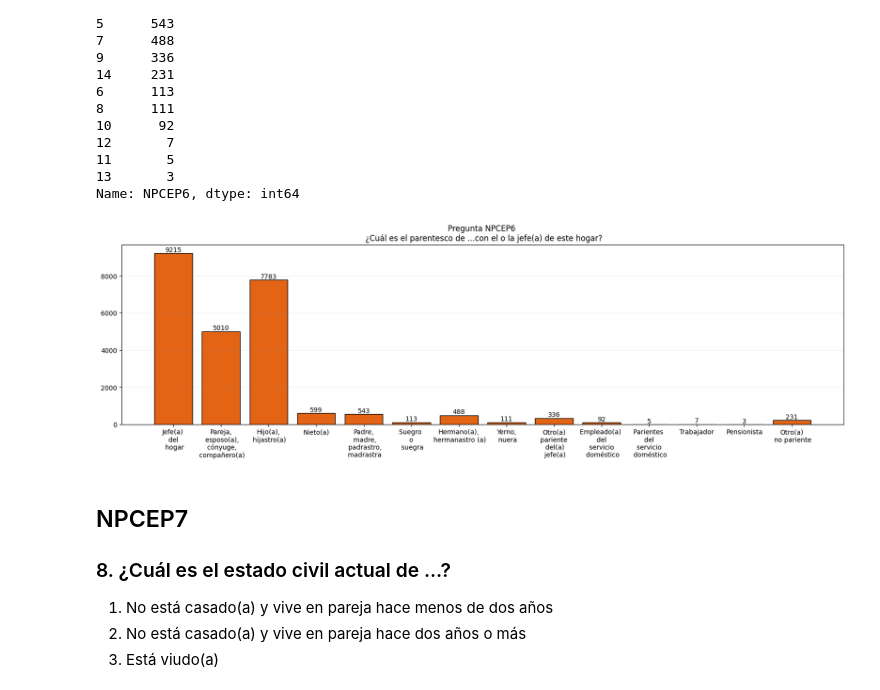
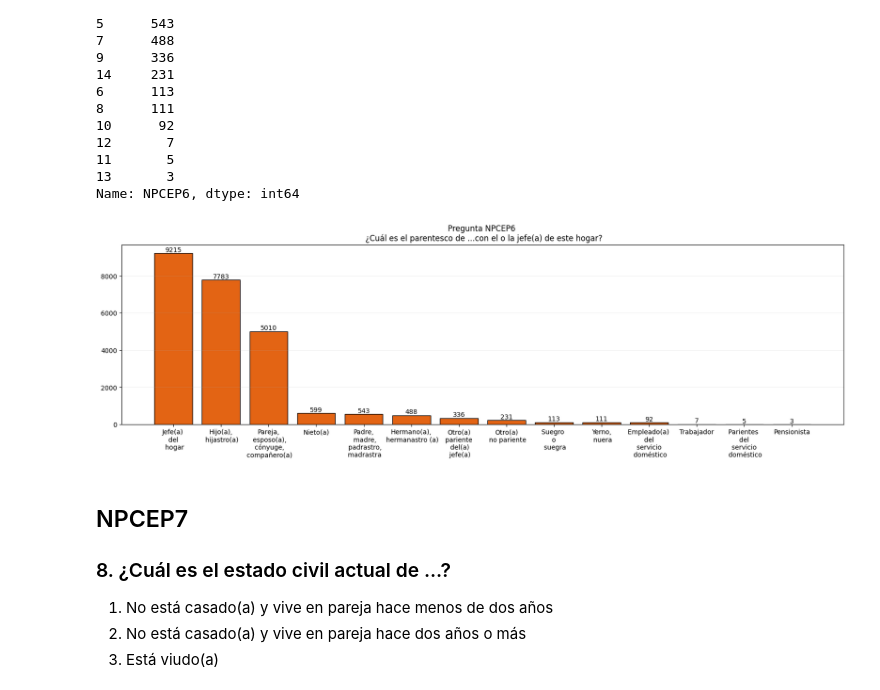
Before and after one commit to pinnzonandres/Encuesta-Multiproposito-Suba, a Jupyter notebook: Jupyter Scripts/4 - Parte EDA & Limpieza - Sección NHCEP.ipynb, the cells around one changed output. Cells and saved outputs as stored; diff of their text form; code cells hidden in the pictures.

```diff
--- a/Jupyter Scripts/4 - Parte EDA & Limpieza - Sección NHCEP.ipynb
+++ b/Jupyter Scripts/4 - Parte EDA & Limpieza - Sección NHCEP.ipynb
@@ -71,29 +71,62 @@ data['NPCEP6'].value_counts()
 11       5
 13       3
 Name: NPCEP6, dtype: int64
+# %%
+data['NPCEP6'] = data['NPCEP6'].replace([1,2,3,4,5,6,7,8,9,10,11,12,13,14],['Jefe(a) del hogar',
+'Pareja, esposo(a), cónyuge, compañero(a)',
+'Hijo(a), hijastro(a)',
+'Nieto(a)',
+'Padre, madre, padrastro, madrastra',
+'Suegro o suegra',
+'Hermano(a), hermanastro (a)',
+'Yerno, nuera',
+'Otro(a) pariente del(a) jefe(a)',
+'Empleado(a) del servicio doméstico',
+'Parientes del servicio doméstico',
+'Trabajador',
+'Pensionista',
+'Otro(a) no pariente'])
 # %%
 plt.figure(figsize=(20,5))
 bars = plt.bar(data['NPCEP6'].value_counts().index.tolist(),data['NPCEP6'].value_counts().tolist(), edgecolor = 'k', color = '#e36414')
-plt.xticks([1,2,3,4,5,6,7,8,9,10,11,12,13,14], ['Jefe(a) \n del \n hogar',
+plt.xticks([
+    'Jefe(a) del hogar',
+'Pareja, esposo(a), cónyuge, compañero(a)',
+'Hijo(a), hijastro(a)',
+'Nieto(a)',
+'Padre, madre, padrastro, madrastra',
+'Suegro o suegra',
+'Hermano(a), hermanastro (a)',
+'Yerno, nuera',
+'Otro(a) pariente del(a) jefe(a)',
+'Empleado(a) del servicio doméstico',
+'Parientes del servicio doméstico',
+'Trabajador',
+'Pensionista',
+'Otro(a) no pariente'
+],
+           [
+               'Jefe(a) \n del \n hogar',
 'Pareja,\n esposo(a),\n cónyuge,\n compañero(a)',
 'Hijo(a),\n hijastro(a)',
 'Nieto(a)',
 'Padre,\n madre,\n padrastro,\n madrastra',
 'Suegro \n o \n suegra',
 'Hermano(a),\n hermanastro (a)',
 'Yerno,\n nuera',
 'Otro(a)\n pariente \n del(a)\n jefe(a)',
 'Empleado(a) \n del \n servicio \n doméstico',
 'Parientes \n del \n servicio \n doméstico',
 'Trabajador',
 'Pensionista',
-'Otro(a)\n no pariente'])
+'Otro(a)\n no pariente'
+           ])
 plt.title('Pregunta NPCEP6 \n ¿Cuál es el parentesco de ...con el o la jefe(a) de este hogar?')
 plt.bar_label(bars)
 plt.grid(alpha = 0.2, axis = 'y')
 plt.show()
 # %% [output]
-[figure, old version]
+[figure, new version]
 # %% [markdown]
 ## NPCEP7
 ### 8. ¿Cuál es el estado civil actual de ...?
```
Also changed, not shown: parts of 26 cells of this notebook, 4 other files.
